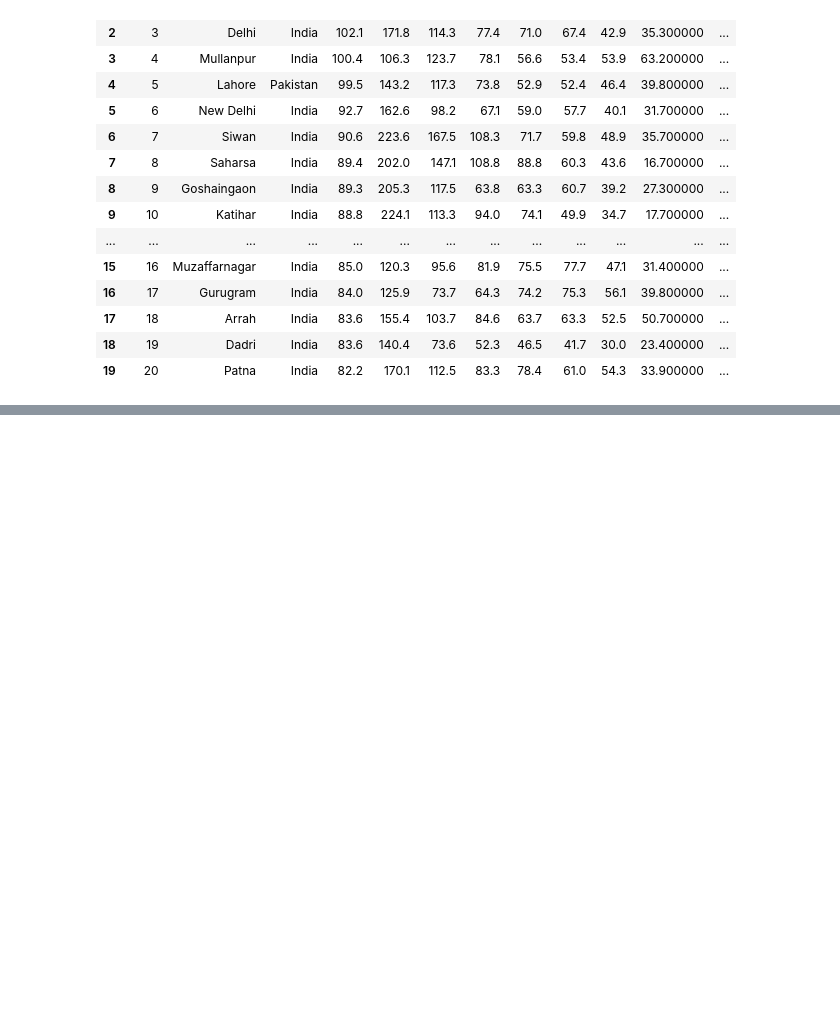
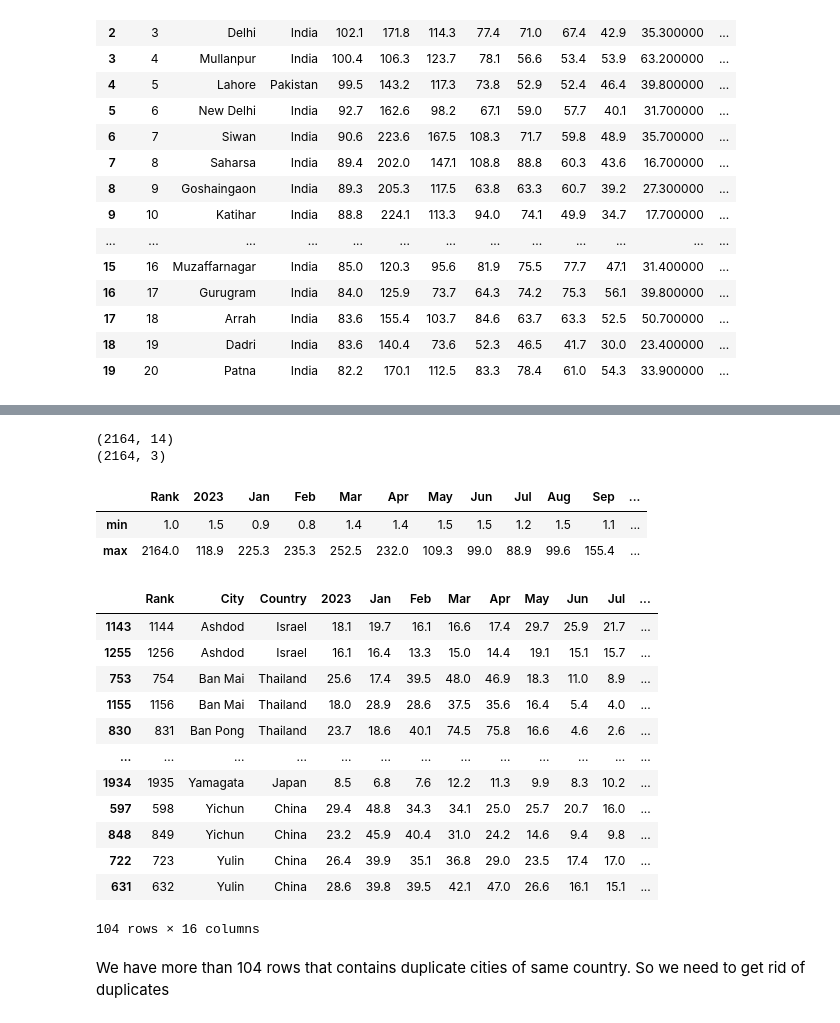
Before and after one commit to bochida/Air-quality-analysis-and-prediction, a Jupyter notebook: test.ipynb, the cells around one changed output, grey strips where cells are left out. Drawn from its saved outputs; the diff is of its cells as text; code cells hidden in the pictures; blank space fills up the shorter version.

Commit message:
removing duplicates etc.

```diff
--- a/test.ipynb
+++ b/test.ipynb
@@ -119,3 +119,38 @@ df.describe()
 | 50% | 1082.500000 | 19.100000 | 25.200000 | 24.500000 | 23.200000 | 20.400000 | 17.850000 | 12.700000 | 11.500000 | 11.900000 | 11.900000 | ... |
 | 75% | 1623.250000 | 31.200000 | 44.500000 | 42.500000 | 39.450000 | 35.225000 | 24.900000 | 19.400000 | 16.700000 | 18.700000 | 20.100000 | ... |
 | max | 2164.000000 | 118.900000 | 225.300000 | 235.300000 | 252.500000 | 232.000000 | 109.300000 | 99.000000 | 88.900000 | 99.600000 | 155.400000 | ... |
+# %%
+num_col = df.select_dtypes(exclude='object')
+cat_col = df.select_dtypes(include='object')
+cat_col["2023"] = df["2023"]
+print(num_col.shape)
+print(cat_col.shape)
+# %% [output]
+(2164, 14)
+(2164, 3)
+# %%
+num_col.describe().loc[["min","max"],:]
+#checking minimal and maximum values
+# %% [output]
+|  | Rank | 2023 | Jan | Feb | Mar | Apr | May | Jun | Jul | Aug | Sep | ... |
+| min | 1.0 | 1.5 | 0.9 | 0.8 | 1.4 | 1.4 | 1.5 | 1.5 | 1.2 | 1.5 | 1.1 | ... |
+| max | 2164.0 | 118.9 | 225.3 | 235.3 | 252.5 | 232.0 | 109.3 | 99.0 | 88.9 | 99.6 | 155.4 | ... |
+# %%
+df[df[['City','Country']].duplicated(keep=False)].sort_values("City")
+#check for duplicates
+# %% [output]
+|  | Rank | City | Country | 2023 | Jan | Feb | Mar | Apr | May | Jun | Jul | ... |
+| 1143 | 1144 | Ashdod | Israel | 18.1 | 19.7 | 16.1 | 16.6 | 17.4 | 29.7 | 25.9 | 21.7 | ... |
+| 1255 | 1256 | Ashdod | Israel | 16.1 | 16.4 | 13.3 | 15.0 | 14.4 | 19.1 | 15.1 | 15.7 | ... |
+| 753 | 754 | Ban Mai | Thailand | 25.6 | 17.4 | 39.5 | 48.0 | 46.9 | 18.3 | 11.0 | 8.9 | ... |
+| 1155 | 1156 | Ban Mai | Thailand | 18.0 | 28.9 | 28.6 | 37.5 | 35.6 | 16.4 | 5.4 | 4.0 | ... |
+| 830 | 831 | Ban Pong | Thailand | 23.7 | 18.6 | 40.1 | 74.5 | 75.8 | 16.6 | 4.6 | 2.6 | ... |
+| ... | ... | ... | ... | ... | ... | ... | ... | ... | ... | ... | ... | ... |
+| 1934 | 1935 | Yamagata | Japan | 8.5 | 6.8 | 7.6 | 12.2 | 11.3 | 9.9 | 8.3 | 10.2 | ... |
+| 597 | 598 | Yichun | China | 29.4 | 48.8 | 34.3 | 34.1 | 25.0 | 25.7 | 20.7 | 16.0 | ... |
+| 848 | 849 | Yichun | China | 23.2 | 45.9 | 40.4 | 31.0 | 24.2 | 14.6 | 9.4 | 9.8 | ... |
+| 722 | 723 | Yulin | China | 26.4 | 39.9 | 35.1 | 36.8 | 29.0 | 23.5 | 17.4 | 17.0 | ... |
+| 631 | 632 | Yulin | China | 28.6 | 39.8 | 39.5 | 42.1 | 47.0 | 26.6 | 16.1 | 15.1 | ... |
+104 rows × 16 columns
+# %% [markdown]
+We have more than 104 rows that contains duplicate cities of same country. So we need to get rid of duplicates
```
